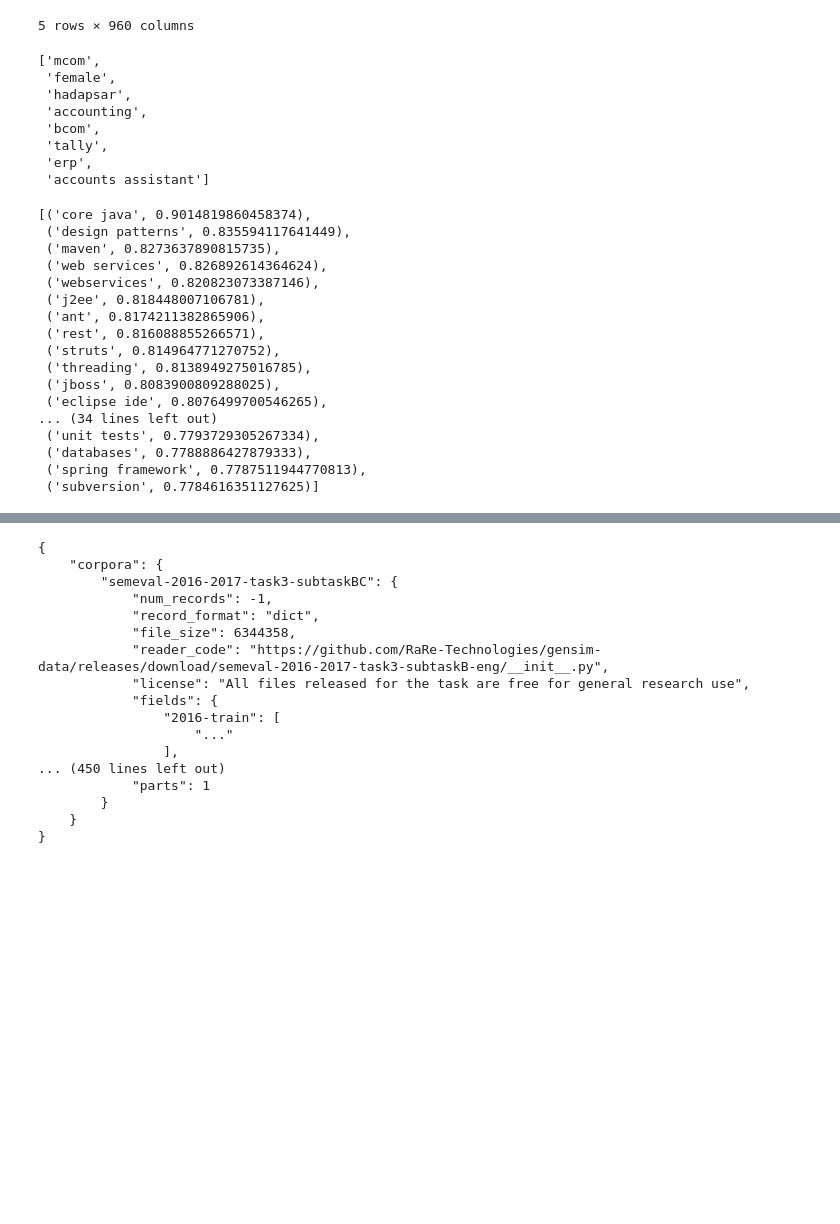
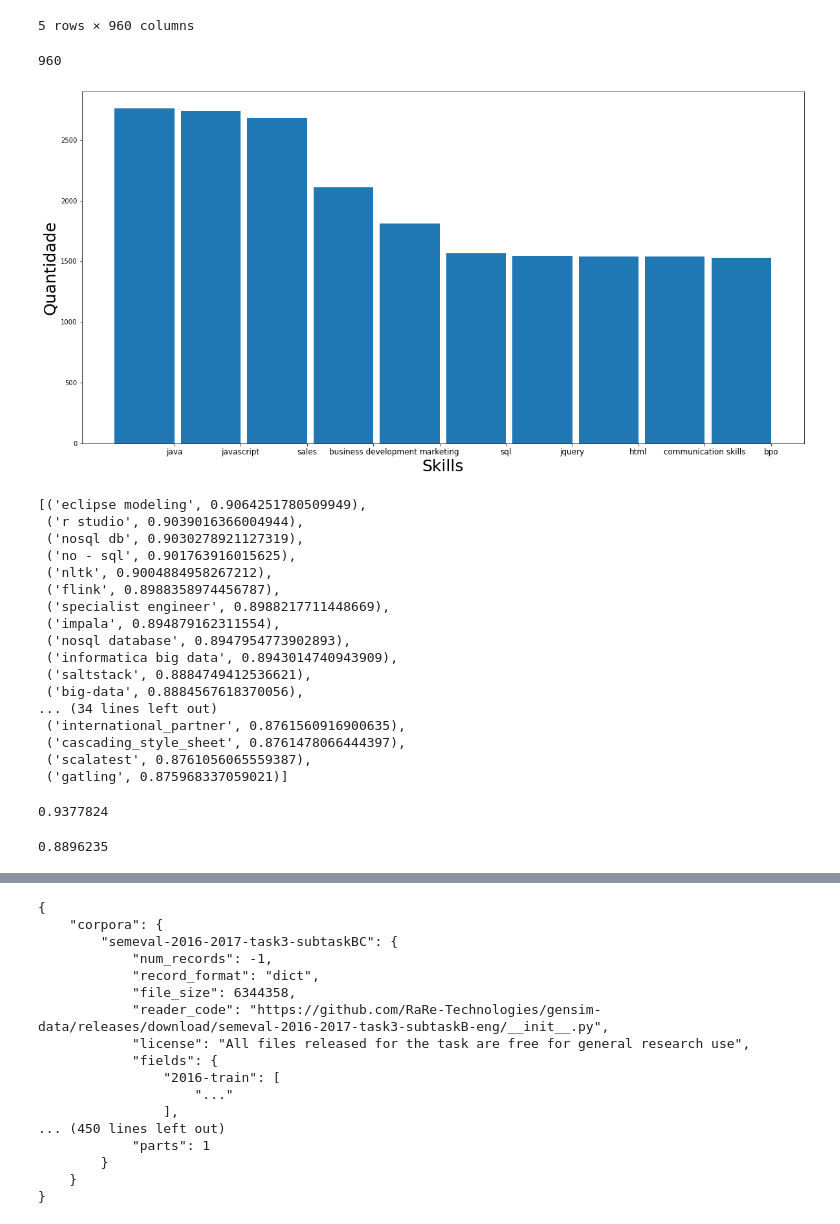
Before and after one commit to hugomachado93/aplicai-api, a Jupyter notebook: notebooks/Untitled.ipynb, the cells around one changed output, grey strips where cells are left out. Saved outputs shown, nothing was run; the diff lists cells and outputs as text; code cells hidden in the pictures; blank space fills up the shorter version.

```diff
--- a/notebooks/Untitled.ipynb
+++ b/notebooks/Untitled.ipynb
@@ -51,15 +53,29 @@ df.head()
 skills = df.values.tolist()
 # %%
 cleanedList = [[str(x).lower() for x in y if str(x) != 'nan'] for y in skills]
-# %%
-cleanedList[30]
-# %% [output]
-['mcom',
- 'female',
- 'hadapsar',
- 'accounting',
- 'bcom',
- 'tally',
- 'erp',
- 'accounts assistant']
+# %%
+max_lst = 0
+for lst in cleanedList:
+    if (len(lst) > max_lst):
+        max_lst = len(lst)
+print(max_lst)
+# %% [output]
+960
+# %%
+top100skills = Counter(chain.from_iterable(cleanedList)).most_common(10)
+# %%
+f, ax = plt.subplots(figsize=(20,10))
+ax.xaxis.label.set_size(20)
+ax.set_xlabel('Skills', fontsize=25)
+ax.set_ylabel('Quantidade', fontsize=25)
+labels, values = zip(*top100skills)
+
+indexes = np.arange(len(labels))
+width = 0.9
+
+plt.bar(indexes, values, width)
+plt.xticks(indexes + width * 0.5, labels, fontsize=12)
+plt.show()
+# %% [output]
+[figure, added]
 # %%
@@ -67,20 +83,28 @@ model = Word2Vec(cleanedList, vector_size=300, min_count=2, window=10, sg =1)
 # %%
-model.wv.most_similar('java', topn=50)
+model.wv.most_similar('scala', topn=50)
 # %% [output]
-[('core java', 0.9014819860458374),
- ('design patterns', 0.835594117641449),
- ('maven', 0.8273637890815735),
- ('web services', 0.826892614364624),
- ('webservices', 0.820823073387146),
- ('j2ee', 0.818448007106781),
- ('ant', 0.8174211382865906),
- ('rest', 0.816088855266571),
- ('struts', 0.814964771270752),
- ('threading', 0.8138949275016785),
- ('jboss', 0.8083900809288025),
- ('eclipse ide', 0.8076499700546265),
+[('eclipse modeling', 0.9064251780509949),
+ ('r studio', 0.9039016366004944),
+ ('nosql db', 0.9030278921127319),
+ ('no - sql', 0.901763916015625),
+ ('nltk', 0.9004884958267212),
+ ('flink', 0.8988358974456787),
+ ('specialist engineer', 0.8988217711448669),
+ ('impala', 0.894879162311554),
+ ('nosql database', 0.8947954773902893),
+ ('informatica big data', 0.8943014740943909),
+ ('saltstack', 0.8884749412536621),
+ ('big-data', 0.8884567618370056),
 ... (34 lines left out)
- ('unit tests', 0.7793729305267334),
- ('databases', 0.7788886427879333),
- ('spring framework', 0.7787511944770813),
- ('subversion', 0.7784616351127625)]
+ ('international_partner', 0.8761560916900635),
+ ('cascading_style_sheet', 0.8761478066444397),
+ ('scalatest', 0.8761056065559387),
+ ('gatling', 0.875968337059021)]
+# %%
+model.wv.similarity('kafka', 'zookeeper')
+# %% [output]
+0.9377824
+# %%
+model.wv.similarity('kafka', 'spark')
+# %% [output]
+0.8896235
```
Also changed, not shown: parts of 23 cells of this notebook, 9 other files.
